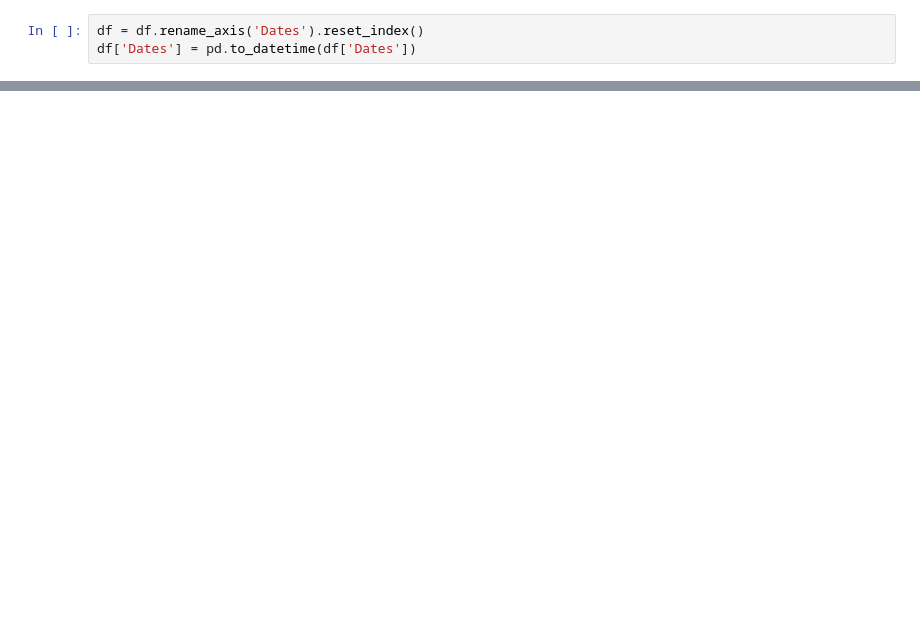
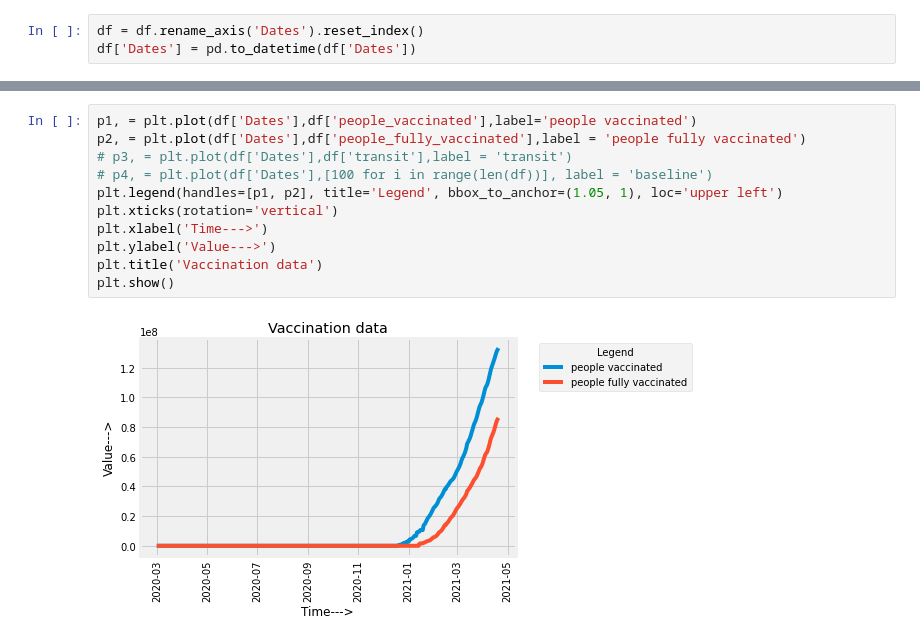
Before and after one commit to nrupeshsurya/Covid-19-TimeSeries-analysis, a Jupyter notebook: src/EDA.ipynb, the cells around one changed output, grey strips where cells are left out. Cells and saved outputs as stored; diff of their text form; blank space fills up the shorter version.

```diff
--- a/src/EDA.ipynb
+++ b/src/EDA.ipynb
@@ -92,0 +102,13 @@ plt.show()
+# %%
+p1, = plt.plot(df['Dates'],df['people_vaccinated'],label='people vaccinated')
+p2, = plt.plot(df['Dates'],df['people_fully_vaccinated'],label = 'people fully vaccinated')
+# p3, = plt.plot(df['Dates'],df['transit'],label = 'transit')
+# p4, = plt.plot(df['Dates'],[100 for i in range(len(df))], label = 'baseline')
+plt.legend(handles=[p1, p2], title='Legend', bbox_to_anchor=(1.05, 1), loc='upper left')
+plt.xticks(rotation='vertical')
+plt.xlabel('Time--->')
+plt.ylabel('Value--->')
+plt.title('Vaccination data')
+plt.show()
+# %% [output]
+[figure, added]
```
Also changed, not shown: parts of 7 cells of this notebook, 14 other files.
